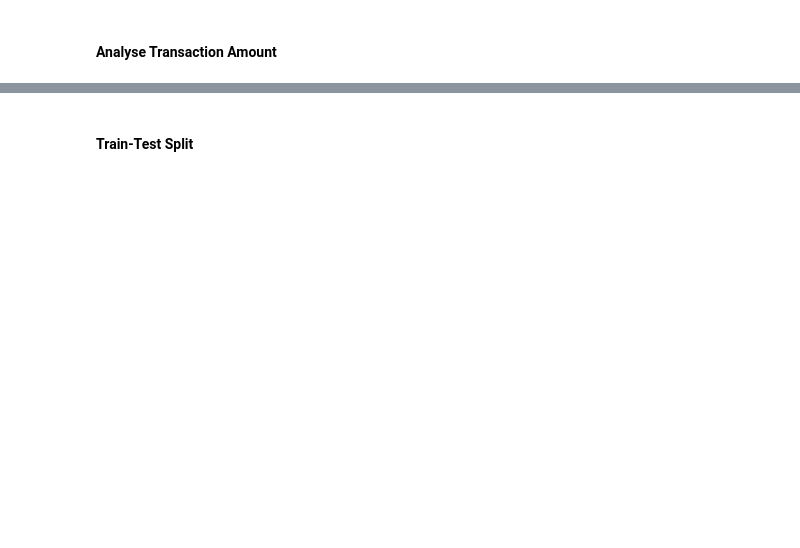
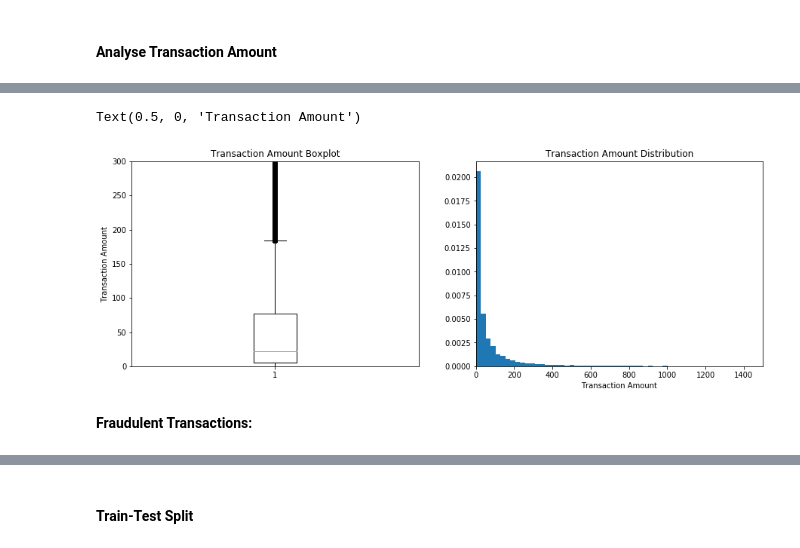
Before and after one commit to mitrotasios/FL-test-case, a Jupyter notebook: test_cc_fraud.ipynb, the cells around one changed output, grey strips where cells are left out. Cells and saved outputs as stored; diff of their text form; code cells hidden in the pictures; blank space fills up the shorter version.

```diff
--- a/test_cc_fraud.ipynb
+++ b/test_cc_fraud.ipynb
@@ -148,0 +157,2 @@ df = df.drop(["Amount", "Time"], axis=1)
+# %%
+nfraud_amount = df.loc[df['Class'] == 0]['Amount']
@@ -148,0 +175,22 @@ df = df.drop(["Amount", "Time"], axis=1)
+# %%
+# Create subplots
+f = plt.figure(figsize=(15,5))
+ax1 = f.add_subplot(121)
+ax2 = f.add_subplot(122)
+
+# Boxplot
+ax1.boxplot(nfraud_amount)
+ax1.set_ylim([0, 300])
+ax1.title.set_text('Transaction Amount Boxplot')
+ax1.set_ylabel('Transaction Amount')
+
+# Histogram
+ax2.hist(nfraud_amount, density=True, bins=1000, label="Data")
+ax2.set_xlim([0, 1500])
+ax2.title.set_text('Transaction Amount Distribution')
+ax2.set_xlabel('Transaction Amount')
+# %% [output]
+Text(0.5, 0, 'Transaction Amount')
+[figure, added]
+# %% [markdown]
+**Fraudulent Transactions:**
```
Also changed, not shown: parts of 154 cells of this notebook.
